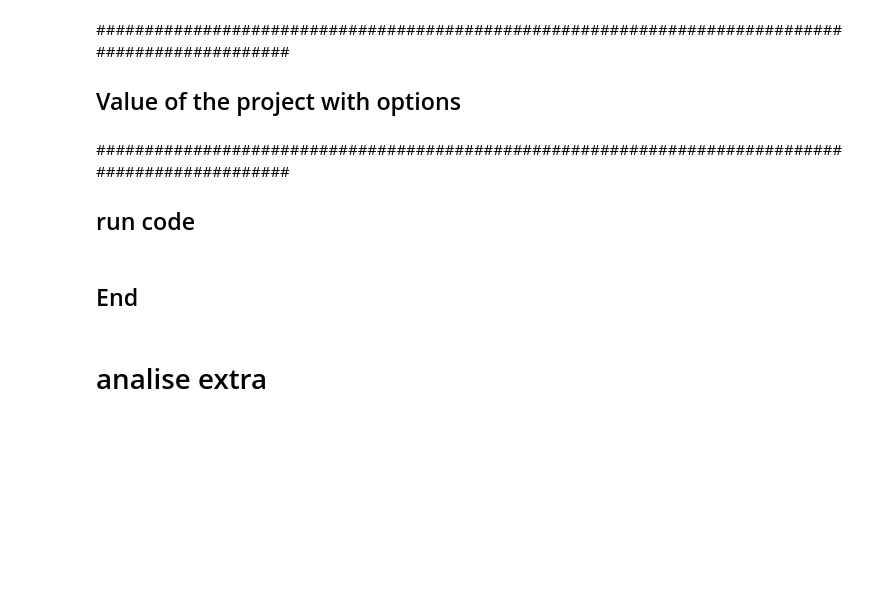
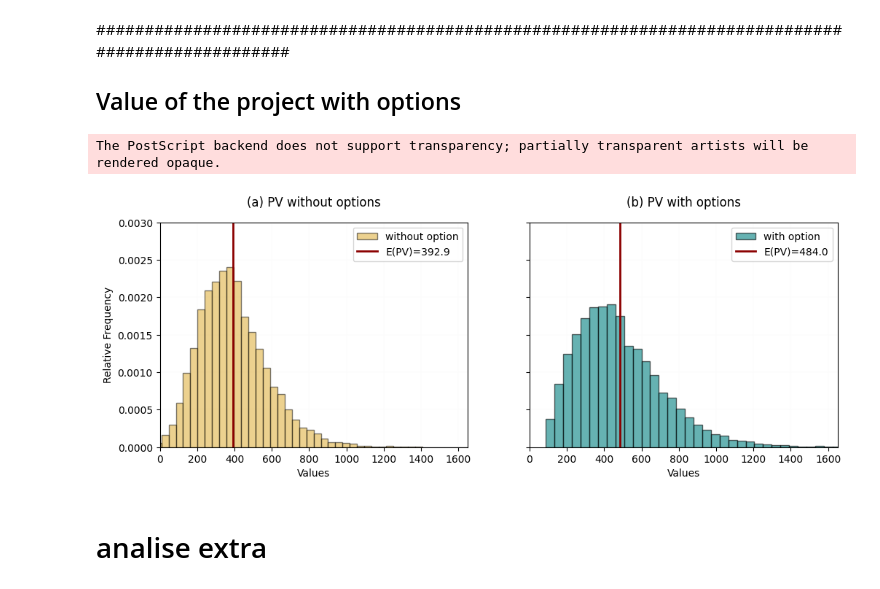
Before and after one commit to Wellington-Carlos/Doutorado, a Jupyter notebook: problem_BDH/main.ipynb, the cells around one changed output. Drawn from its saved outputs; the diff is of its cells as text; code cells hidden in the pictures; blank space fills up the shorter version.

```diff
--- a/problem_BDH/main.ipynb
+++ b/problem_BDH/main.ipynb
@@ -163,3 +164,0 @@ options = {'continue': [0, 0], 'buyout': [40, 25], 'divest': [0, 100]}
-# %% [markdown]
-#################################################################################################
-## run code
@@ -168,5 +165,53 @@ options = {'continue': [0, 0], 'buyout': [40, 25], 'divest': [0, 100]}
-# %% [markdown]
-## End
+# %%
+import numpy as np  # Certifique-se de importar numpy
+import matplotlib.pyplot as plt
+
+def plot_density_and_frequency(s1, s2, bins=50):
+    fig, axes = plt.subplots(1, 2, figsize=(12, 4), sharey=True)
+
+    # Sem opção
+    axes[0].set_axisbelow(True)
+    axes[0].hist(s1, bins=bins, density=True, color='goldenrod', alpha=0.5, edgecolor='black', label="without option")
+    axes[0].axvline(x=np.mean(s1), color='darkred', linestyle='-', lw=2, label=f'E(PV)={np.mean(s1):.1f}')
+    axes[0].set_xlabel("Values")
+    axes[0].set_ylabel("Relative Frequency")
+    axes[0].set_xlim([0, 1650])
+    axes[0].set_ylim(0, 0.0030)
+    axes[0].legend()
+    axes[0].grid(lw=0.1, color="0.94")
+    # Subtítulo
+    #axes[0].text(0.5, -0.25, "(a) PV without options", ha='center', va='center', transform=axes[0].transAxes, fontsize=12)
+    axes[0].set_title("(a) PV without options", loc='center', fontsize=12, pad=16)
+
+    # Com opção
+    axes[1].set_axisbelow(True)
+    axes[1].hist(s2, bins=bins, density=True, color='teal', alpha=0.6, edgecolor='black', label="with option")
+    axes[1].axvline(x=np.mean(s2), color='darkred', linestyle='-', lw=2, label=f'E(PV)={np.mean(s2):.1f}')
+    axes[1].set_xlabel("Values")
+    axes[1].set_xlim([0, 1650])
+    axes[1].set_ylim(0, 0.0030)
+    axes[1].legend()
+    axes[1].grid(lw=0.1, color="0.94")
+    # Subtítulo
+    #axes[1].text(0.5, -0.25, "(b) PV with options", ha='center', va='center', transform=axes[1].transAxes, fontsize=12)
+    axes[1].set_title("(b) PV with options", loc='center', fontsize=12, pad=16)
+
+
+    # Salvar figura
+    output_path = r"C:\Users\calva\OneDrive\Documentos\Doutorado\paper_com_Bratvold\sn-article-template\density_NPV_2.eps"
+    plt.savefig(output_path, format='eps', dpi=300, bbox_inches='tight')
+
+    plt.show()
+    plt.close()
+
+
+# Exemplo de uso
+s1 = present_value(df1, dr)
+s2 = present_value(df_cf_options, dr)
+plot_density_and_frequency(s1, s2)
+# %% [output]
+The PostScript backend does not support transparency; partially transparent artists will be rendered opaque.
+[figure, new version]
 # %% [markdown]
 # analise extra
 # %%
```
Also changed, not shown: parts of 6 cells of this notebook, 20 other files.
